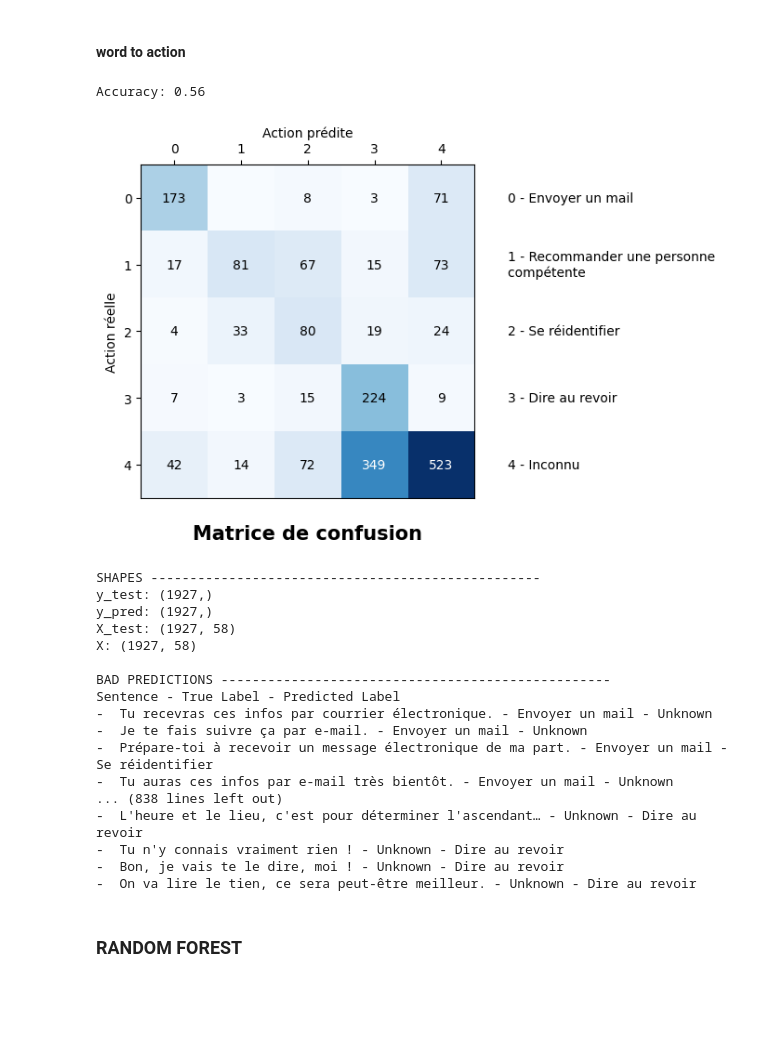
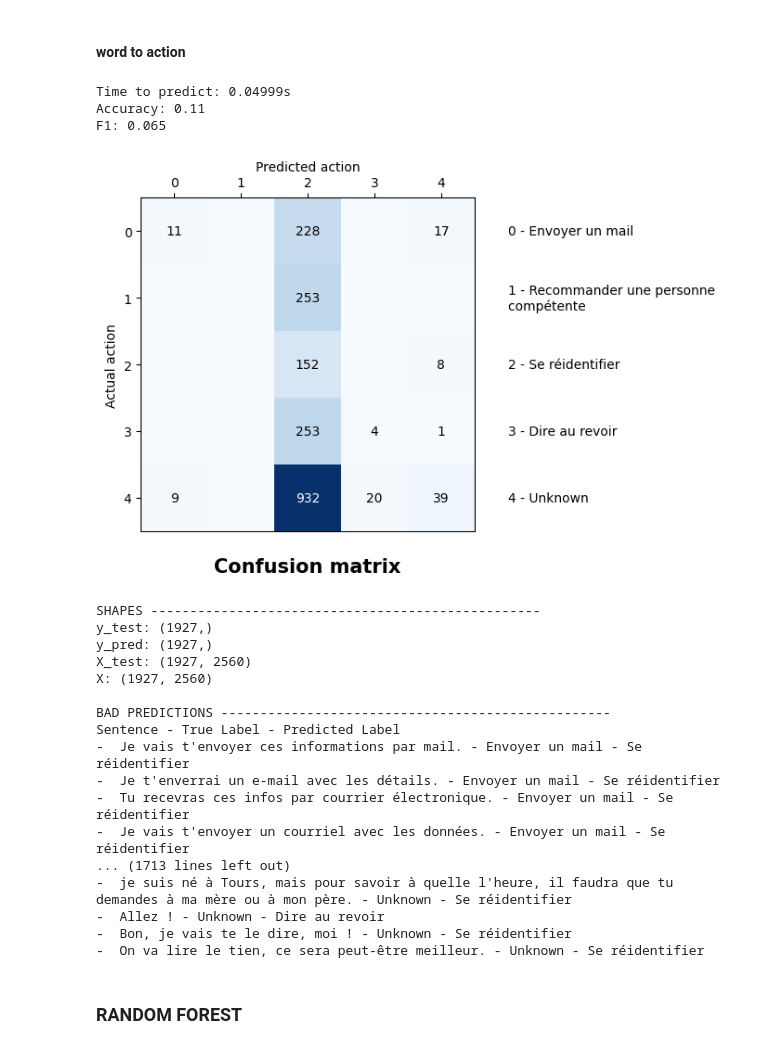
Before and after one commit to eliot-christon/robot-speech-to-speech, a Jupyter notebook: Tools/Evaluation/T4/new_eval.ipynb, the cells around one changed output. Drawn from its saved outputs; the diff is of its cells as text; code cells hidden in the pictures; blank space fills up the shorter version.

```diff
--- a/Tools/Evaluation/T4/new_eval.ipynb
+++ b/Tools/Evaluation/T4/new_eval.ipynb
@@ -7,18 +7,21 @@ import ollama
 import numpy as np
 import pandas as pd
 import os
+import time
 from tqdm import tqdm
 from sklearn.manifold import TSNE
 from sklearn.decomposition import PCA
 from sklearn.ensemble import RandomForestClassifier
 from sklearn.model_selection import train_test_split, KFold, cross_val_score
-from sklearn.metrics import confusion_matrix
+from sklearn.metrics import confusion_matrix, f1_score
 from sklearn.preprocessing import StandardScaler
 import matplotlib.pyplot as plt
 
 import tensorflow as tf
 from tensorflow.keras import layers
 from tensorflow.keras.models import Sequential
+
+FRENCH = False
 # %% [markdown]
 ### GLOBAL VARIABLES
 # %%
@@ -26,7 +29,7 @@ action_df = pd.read_csv("df_csv/action_dataset.csv", header=0, sep=";").dropna(h
 with open('french_stop_words.txt', 'r') as f:
     STOP_WORDS = f.read().splitlines()
 
-MODEL_NAME = 'aya'
+MODEL_NAME = 'qwen:4b'
 ACTION_LABELS = action_df['action'].dropna().unique()
 TEST_SENTENCES = action_df['assistant_sentence']
 TEST_WORDS = None
@@ -145,25 +161,30 @@ def pretty_print_matrix(matrix: np.ndarray, num_spaces: int = 2):
         print()
 
 # plot the t-SNE
-def plot_2D(X, ax):
+def plot_2D(X, ax, legend=False):
     cmap = plt.colormaps.get_cmap('tab10')
+    names = []
     for i, action_label in enumerate(ACTION_LABELS):
 
         mask = action_df['action'] == action_label
-        ax.scatter(X[mask, 0], X[mask, 1], alpha=0.7, label=action_label, color=cmap(i))
+        ax.scatter(X[mask, 0], X[mask, 1], alpha=0.7, label=action_label, color=cmap(i), s=12)
 
         x_mean = X[mask, 0].mean()
         y_mean = X[mask, 1].mean()
         name_str = break_sentence_into_lines(" ".join(action_label.split("_")).title(), max_line_length=20)
 
-        ax.text(x_mean, y_mean, name_str, horizontalalignment='center', verticalalignment='center', fontsize=10, fontstyle='italic', fontweight='bold', bbox=dict(facecolor='white', alpha=0.4), color=cmap(i))
+        names.append(name_str)
+        if not legend:
+            ax.text(x_mean, y_mean, name_str, horizontalalignment='center', verticalalignment='center', fontsize=8, fontstyle='italic', fontweight='bold', bbox=dict(facecolor='white', alpha=0.4), color=cmap(i))
 
+    if legend:
+        ax.legend(names)
     # other data (action_label not in the list)
     mask = ~action_df['action'].isin(ACTION_LABELS)
-    ax.scatter(X[mask, 0], X[mask, 1], alpha=0.7, label="other", color='grey')
+    ax.scatter(X[mask, 0], X[mask, 1], alpha=0.7, label="other", color='grey', s=10)
 
 
-def plot_confusion_matrix(y, y_pred, labels, french=True):
+def plot_confusion_matrix(y, y_pred, labels):
 
     c_matrix = np.array(confusion_matrix(y, y_pred, labels=labels))
 
@@ -202,7 +223,7 @@ def plot_confusion_matrix(y, y_pred, labels, french=True):
         return new_string
 
     plt_labels = [labels[i] if len(labels[i]) < each_n else insert_newlines(labels[i], each_n) for i in range(len(labels))]
-    if french:
+    if FRENCH:
         plt_labels = ['Inconnu' if label == 'Unknown' else label for label in plt_labels]
 
     ax.tick_params(top=True, labeltop=True, bottom=False, labelbottom=False)
@@ -215,7 +236,7 @@ def plot_confusion_matrix(y, y_pred, labels, french=True):
         ax.text(len(labels), i, f"{i} - {plt_labels[i]}", ha='left', va='center', fontsize=10)
 
     ax.xaxis.set_label_position('top')
-    if french:
+    if FRENCH:
         plt.title('Matrice de confusion', pad=20, fontsize=15, fontweight='bold', color='black', y=-0.2)
         plt.xlabel('Action prédite')
         plt.ylabel('Action réelle')
@@ -387,45 +416,51 @@ else:
 # %%
 # now we have the similarity between each word and each action
 # we can sum the similarities of all the words in a sentence to get the similarity between the sentence and the action
-
+t0 = time.time()
 test_sentence_similarity_sum = np.zeros((len(TEST_SENTENCES), len(ACTION_LABELS)))
 for n_word, (n_sentence, n_word_in_sentence) in tqdm(dict_senteces_word_indexes.items()):
     test_sentence_similarity_sum[n_sentence] += test_word_similarity[n_word] / len(sentences_words[n_sentence])
 
 y_pred = np.array(np.argmax(test_sentence_similarity_sum, axis=1))
 threshold = 0.4
 y_pred[np.max(test_sentence_similarity, axis=0) < threshold] = dict_str_num['Unknown']
 y_pred_str = decode_y(y_pred, dict_num_str)
-y_pred_str = decode_y(y_pred, dict_num_str)
+t1 = time.time()
+print(f"Time to predict: {(t1-t0):.5f}s")
 
 accuracy = (y_str == y_pred_str).mean()
 print(f"Accuracy: {accuracy:.2f}")
+
+f1 = f1_score(y_str, y_pred_str, average='weighted')
+print(f"F1: {f1:.3f}")
 
 # plot confusion matrix
 plot_confusion_matrix(y_str, y_pred_str, y_str_unique)
 
 # print bad predictions
 print_bad_predictions(y_str, y_pred_str, X, X)
 # %% [output]
-Accuracy: 0.56
+Time to predict: 0.04999s
+Accuracy: 0.11
+F1: 0.065
-[figure, old version]
+[figure, new version]
 SHAPES --------------------------------------------------
 y_test: (1927,)
 y_pred: (1927,)
-X_test: (1927, 58)
-X: (1927, 58)
+X_test: (1927, 2560)
+X: (1927, 2560)
 
 BAD PREDICTIONS --------------------------------------------------
 Sentence - True Label - Predicted Label
--  Tu recevras ces infos par courrier électronique. - Envoyer un mail - Unknown
--  Je te fais suivre ça par e-mail. - Envoyer un mail - Unknown
--  Prépare-toi à recevoir un message électronique de ma part. - Envoyer un mail - Se réidentifier
--  Tu auras ces infos par e-mail très bientôt. - Envoyer un mail - Unknown
-... (838 lines left out)
--  L'heure et le lieu, c'est pour déterminer l'ascendant… - Unknown - Dire au revoir
--  Tu n'y connais vraiment rien ! - Unknown - Dire au revoir
--  Bon, je vais te le dire, moi ! - Unknown - Dire au revoir
--  On va lire le tien, ce sera peut-être meilleur. - Unknown - Dire au revoir
+-  Je vais t'envoyer ces informations par mail. - Envoyer un mail - Se réidentifier
+-  Je t'enverrai un e-mail avec les détails. - Envoyer un mail - Se réidentifier
+-  Tu recevras ces infos par courrier électronique. - Envoyer un mail - Se réidentifier
+-  Je vais t'envoyer un courriel avec les données. - Envoyer un mail - Se réidentifier
+... (1713 lines left out)
+-  je suis né à Tours, mais pour savoir à quelle l'heure, il faudra que tu demandes à ma mère ou à mon père. - Unknown - Se réidentifier
+-  Allez ! - Unknown - Dire au revoir
+-  Bon, je vais te le dire, moi ! - Unknown - Se réidentifier
+-  On va lire le tien, ce sera peut-être meilleur. - Unknown - Se réidentifier
 # %% [markdown]
 ### RANDOM FOREST
 # %%
```
Also changed, not shown: parts of 9 cells of this notebook, 14 other files.
